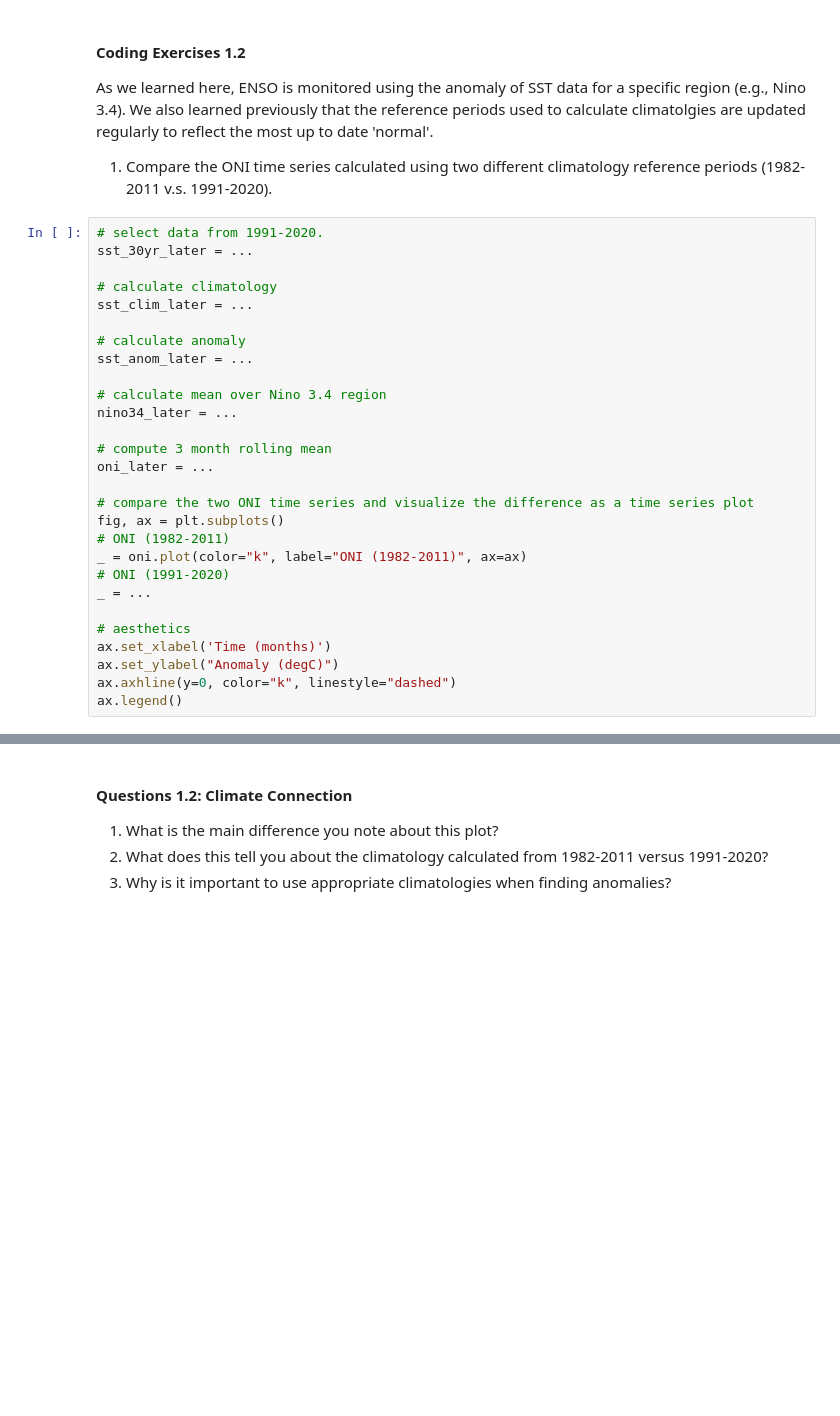
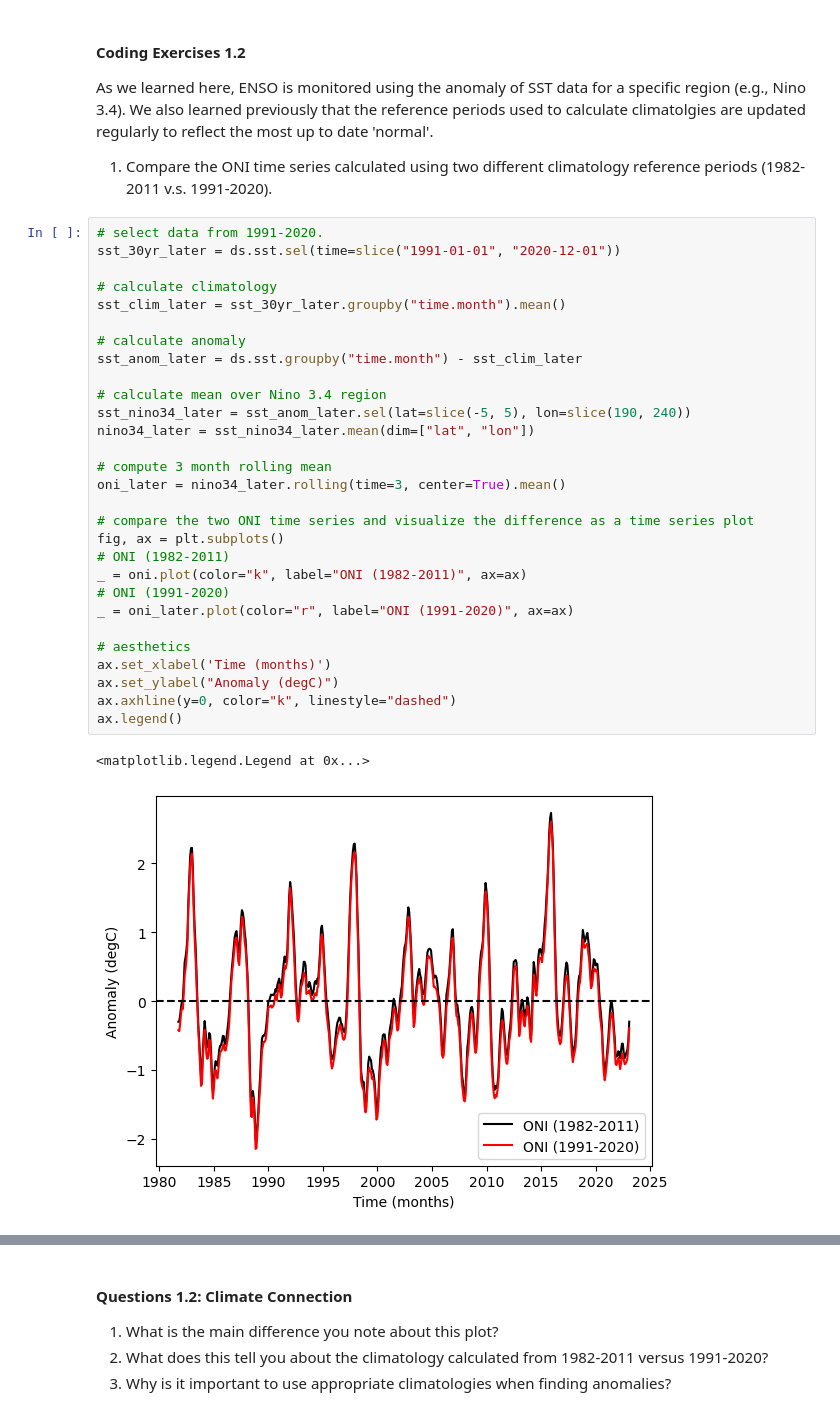
Before and after one commit to megnicely/ISAT_420_S26_Shared, a Jupyter notebook: W11_Xarray_ENSO_Correlations/Code/w11_xarray_enso.ipynb, the cells around one changed output, grey strips where cells are left out. Saved outputs shown, nothing was run; the diff lists cells and outputs as text; blank space fills up the shorter version.

```diff
--- a/W11_Xarray_ENSO_Correlations/Code/w11_xarray_enso.ipynb
+++ b/W11_Xarray_ENSO_Correlations/Code/w11_xarray_enso.ipynb
@@ -358,32 +360,36 @@ As we learned here, ENSO is monitored using the anomaly of SST data for a specif
 1. Compare the ONI time series calculated using two different climatology reference periods (1982-2011 v.s. 1991-2020).
 # %%
 # select data from 1991-2020.
-sst_30yr_later = ...
+sst_30yr_later = ds.sst.sel(time=slice("1991-01-01", "2020-12-01"))
 
 # calculate climatology
-sst_clim_later = ...
+sst_clim_later = sst_30yr_later.groupby("time.month").mean()
 
 # calculate anomaly
-sst_anom_later = ...
+sst_anom_later = ds.sst.groupby("time.month") - sst_clim_later
 
 # calculate mean over Nino 3.4 region
-nino34_later = ...
+sst_nino34_later = sst_anom_later.sel(lat=slice(-5, 5), lon=slice(190, 240))
+nino34_later = sst_nino34_later.mean(dim=["lat", "lon"])
 
 # compute 3 month rolling mean
-oni_later = ...
+oni_later = nino34_later.rolling(time=3, center=True).mean()
 
 # compare the two ONI time series and visualize the difference as a time series plot
 fig, ax = plt.subplots()
 # ONI (1982-2011)
 _ = oni.plot(color="k", label="ONI (1982-2011)", ax=ax)
 # ONI (1991-2020)
-_ = ...
+_ = oni_later.plot(color="r", label="ONI (1991-2020)", ax=ax)
 
 # aesthetics
 ax.set_xlabel('Time (months)')
 ax.set_ylabel("Anomaly (degC)")
 ax.axhline(y=0, color="k", linestyle="dashed")
 ax.legend()
+# %% [output]
+<matplotlib.legend.Legend at 0x...>
+[figure, added]
 # %% [markdown]
 [*Click for solution*](https://github.com/neuromatch/climate-course-content/tree/main/tutorials/W1D3_RemoteSensing/solutions/W1D3_Tutorial6_Solution_3efa1010.py)
 
```
Also changed, not shown: parts of 3 cells of this notebook, 1 other file.
